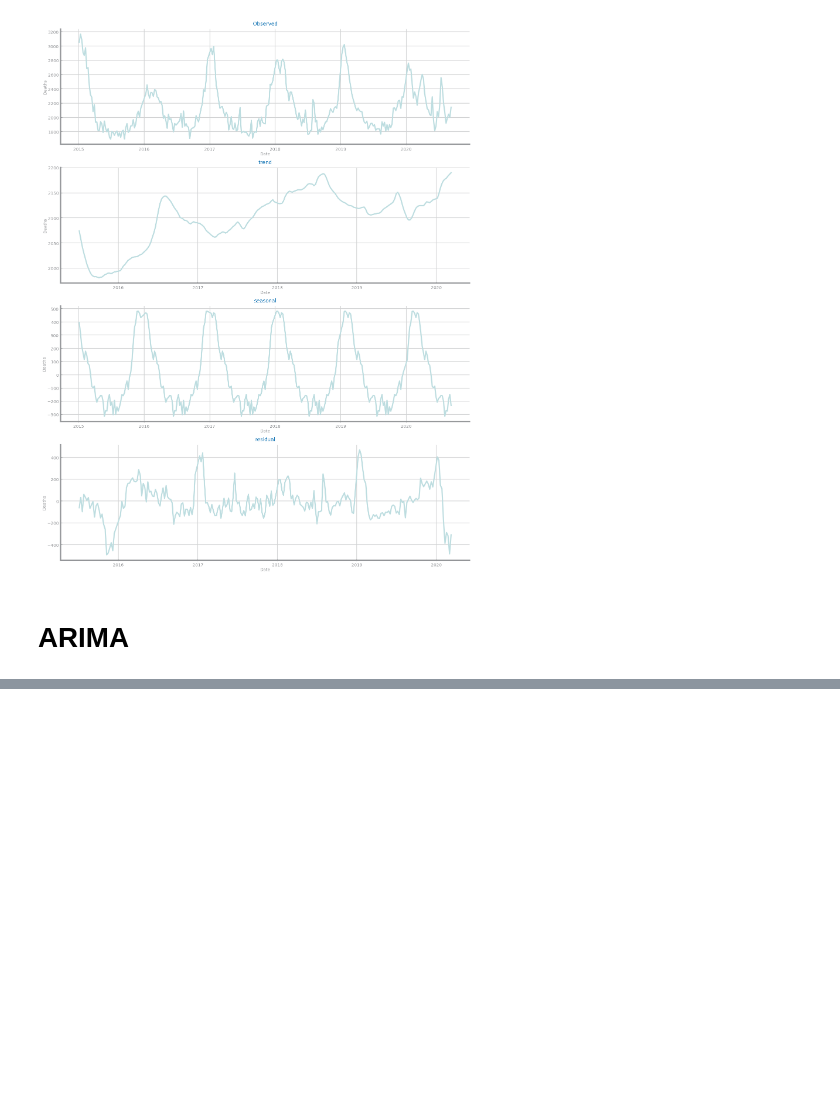
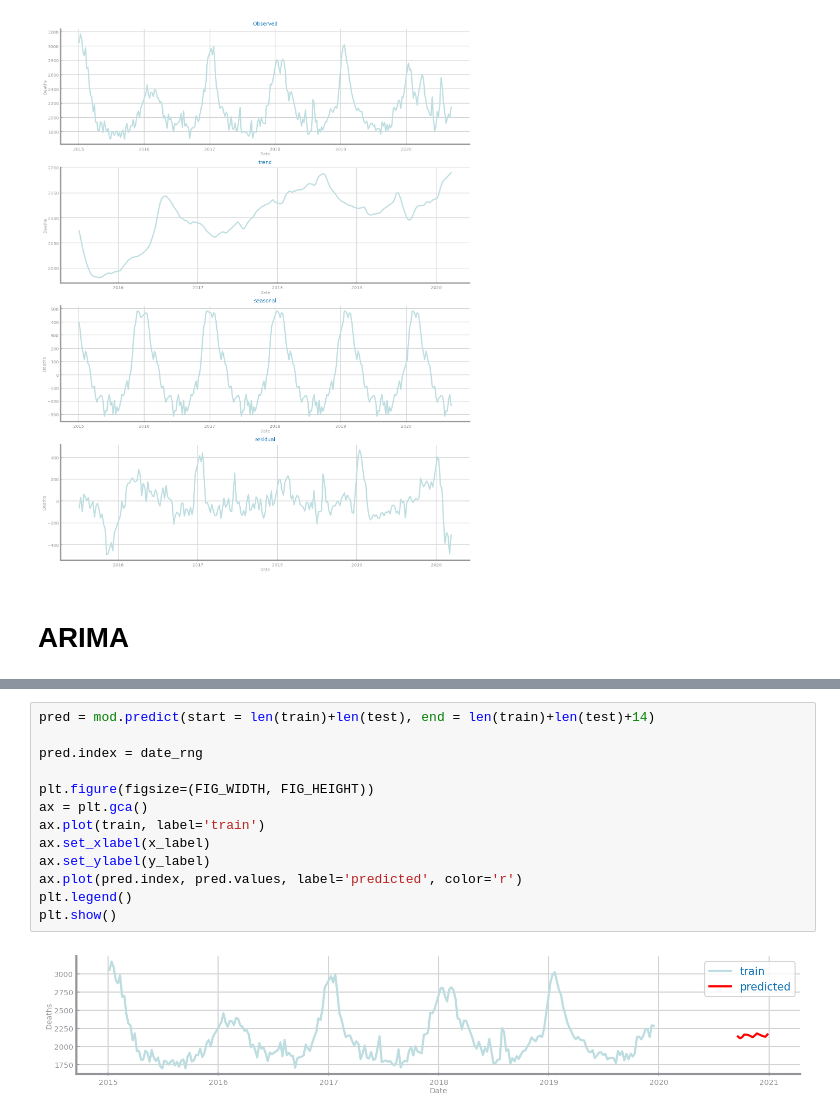
Before and after one commit to joaofbravo/CD_G20, a Jupyter notebook: last_lab/Forecasting - Only asked for deaths.ipynb, the cells around one changed output, grey strips where cells are left out. Cells and saved outputs as stored; diff of their text form; blank space fills up the shorter version.

```diff
--- a/last_lab/Forecasting - Only asked for deaths.ipynb
+++ b/last_lab/Forecasting - Only asked for deaths.ipynb
@@ -104,0 +181,15 @@ ValueError: Date ordinal -36613.9 converts to -100-10-03T02:24:00.000000 (using
+# %%
+pred = mod.predict(start = len(train)+len(test), end = len(train)+len(test)+14)
+
+pred.index = date_rng
+
+plt.figure(figsize=(FIG_WIDTH, FIG_HEIGHT))
+ax = plt.gca()
+ax.plot(train, label='train')
+ax.set_xlabel(x_label)
+ax.set_ylabel(y_label)
+ax.plot(pred.index, pred.values, label='predicted', color='r')
+plt.legend()
+plt.show()
+# %% [output]
+[figure, added]
```
Also changed, not shown: parts of 11 cells of this notebook, 1 other file.
